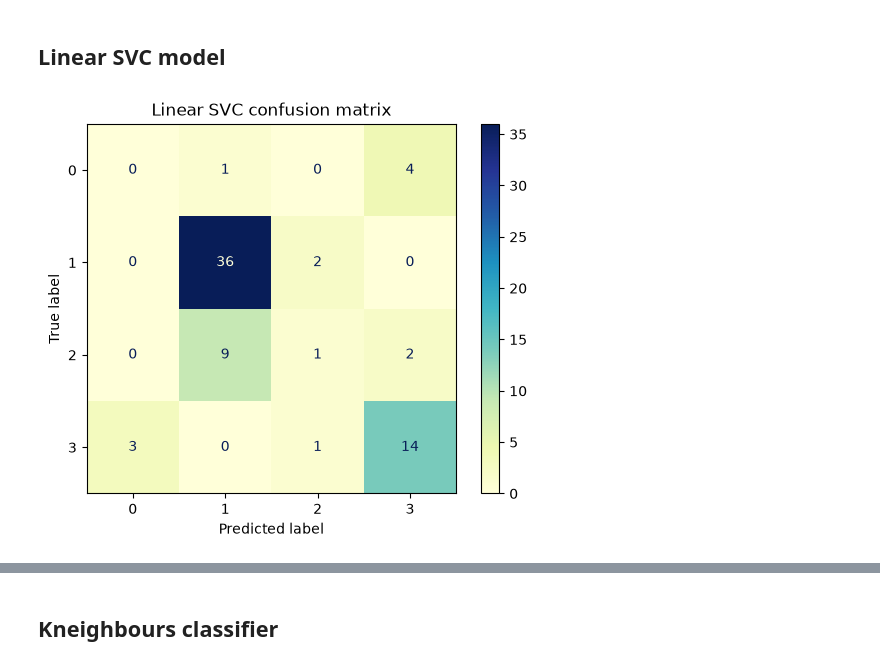
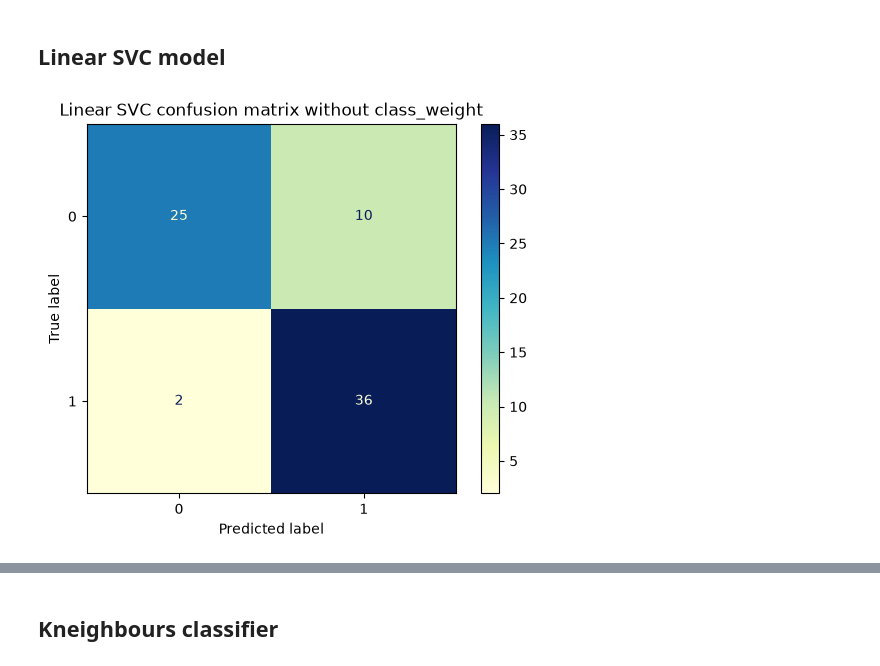
Before and after one commit to asdrz/thyroid-cancer-classification, a Jupyter notebook: main.ipynb, the cells around one changed output, grey strips where cells are left out. Drawn from its saved outputs; the diff is of its cells as text; code cells hidden in the pictures.

```diff
--- a/main.ipynb
+++ b/main.ipynb
@@ -195,3 +194,7 @@ These graphs have enabled us to gain a better understanding of the profile withi
 # X and Y separation
 X = df.drop(columns=['Response'])
 y = df['Response']
+# %%
+# Merging non-excellent classes
+y_binary = y.replace(to_replace = [2, 3], value = 0) ;
+print((2 or 3) in y_binary.values)
@@ -198,6 +203,6 @@ y = df['Response']
 # %%
-# Test and train data separation : as previous investigation suggested, Response being so imbalanced, we have to stratify the separation
-X_train, X_test, y_train, y_test = train_test_split(X, y, test_size=0.2, random_state=42, stratify=y)
+# Test/train split using stratify
+X_train, X_test, y_train, y_test = train_test_split(X, y_binary, test_size=0.2, random_state=42, stratify=y)
 # %%
 # Scaling
 std_scaler = StandardScaler()
@@ -254,17 +251,18 @@ As there's so many classes imbalances, we may need to consider the following sol
 ## Linear SVC model
 # %%
 # Model
-lsvc = LinearSVC(class_weight='balanced', random_state=0, max_iter=5000) # may nedd to change max_iter
+lsvc = LinearSVC(random_state=0, max_iter=5000) # may nedd to change max_iter
 
 # Training
 lsvc.fit(X_train, y_train)
 
 # Prediction
 y_pred = lsvc.predict(X_test)
 
+# Graph
 lsvc_cm = ConfusionMatrixDisplay(confusion_matrix(y_test, y_pred))
 lsvc_cm.plot(cmap = 'YlGnBu')
-plt.title('Linear SVC confusion matrix')
+plt.title('Linear SVC confusion matrix without class_weight')
 plt.show()
 # %% [output]
-[figure, old version]
+[figure, new version]
```
Also changed, not shown: parts of 47 cells of this notebook.
